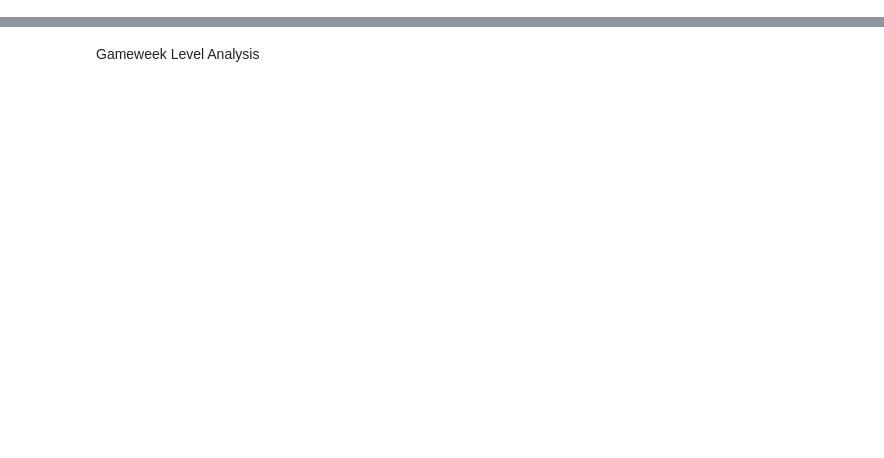
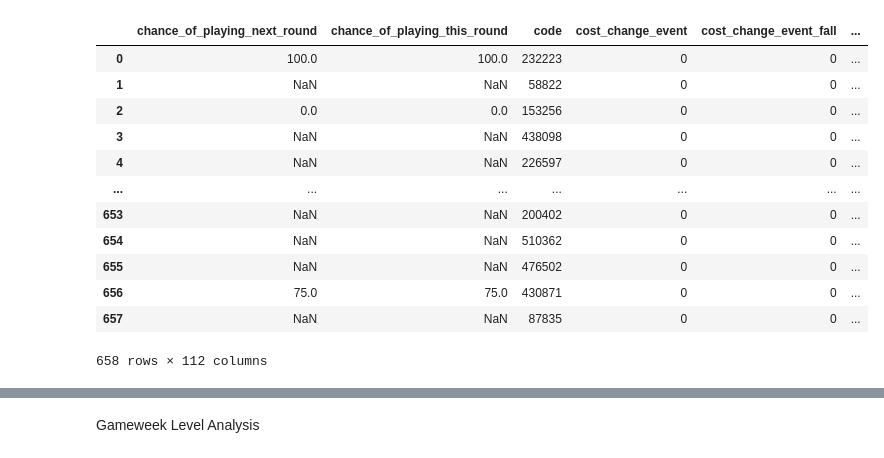
Before and after one commit to chrisimpacts/FPL-Data-Analysis, a Jupyter notebook: FPL-League-Analysis.ipynb, the cells around one changed output, grey strips where cells are left out. Saved outputs shown, nothing was run; the diff lists cells and outputs as text; code cells hidden in the pictures; blank space fills up the shorter version.

```diff
--- a/FPL-League-Analysis.ipynb
+++ b/FPL-League-Analysis.ipynb
@@ -128 +132,40 @@ picksdf=dataframe_from_ids(member_ids,cols)
 Finished
+# %%
+headers={'User-Agent': 'Mozilla/5.0 (Macintosh; Intel Mac OS X 10_10_1) AppleWebKit/537.36 (KHTML, like Gecko) Chrome/39.0.2171.95 Safari/537.36'}
+get=requests.get("https://fantasy.premierleague.com/api/bootstrap-static/", headers=headers, timeout=5)
+data=json.loads(get.text)
+cols=list(data['elements'][0].keys())
+player = pd.DataFrame(data['elements'], columns = cols)
+
+player['now_datetime_UTC'] = datetime.now(tz=pytz.utc)
+
+def get_gw(df, df_col:str):
+    gw_id = df[df[df_col]==True]['id']
+    if gw_id.empty==True:
+        return int(0)
+    else:
+        return int(gw_id.values)
+
+eventdf = pd.DataFrame(data['events'])
+player['current_gw'] = get_gw(eventdf,df_col='is_current')
+player['next_gw'] = get_gw(eventdf,df_col='is_next')
+
+
+
+teams = pd.DataFrame(data['teams'])
+playersummarydf = pd.merge(player, teams, left_on='team',right_on='id',suffixes=('','_team'))
+playersummarydf.rename(columns={'name':'team'})
+# %% [output]
+|  | chance_of_playing_next_round | chance_of_playing_this_round | code | cost_change_event | cost_change_event_fall | ... |
+| 0 | 100.0 | 100.0 | 232223 | 0 | 0 | ... |
+| 1 | NaN | NaN | 58822 | 0 | 0 | ... |
+| 2 | 0.0 | 0.0 | 153256 | 0 | 0 | ... |
+| 3 | NaN | NaN | 438098 | 0 | 0 | ... |
+| 4 | NaN | NaN | 226597 | 0 | 0 | ... |
+| ... | ... | ... | ... | ... | ... | ... |
+| 653 | NaN | NaN | 200402 | 0 | 0 | ... |
+| 654 | NaN | NaN | 510362 | 0 | 0 | ... |
+| 655 | NaN | NaN | 476502 | 0 | 0 | ... |
+| 656 | 75.0 | 75.0 | 430871 | 0 | 0 | ... |
+| 657 | NaN | NaN | 87835 | 0 | 0 | ... |
+658 rows × 112 columns
```
Also changed, not shown: parts of 20 cells of this notebook, 4 other files.
